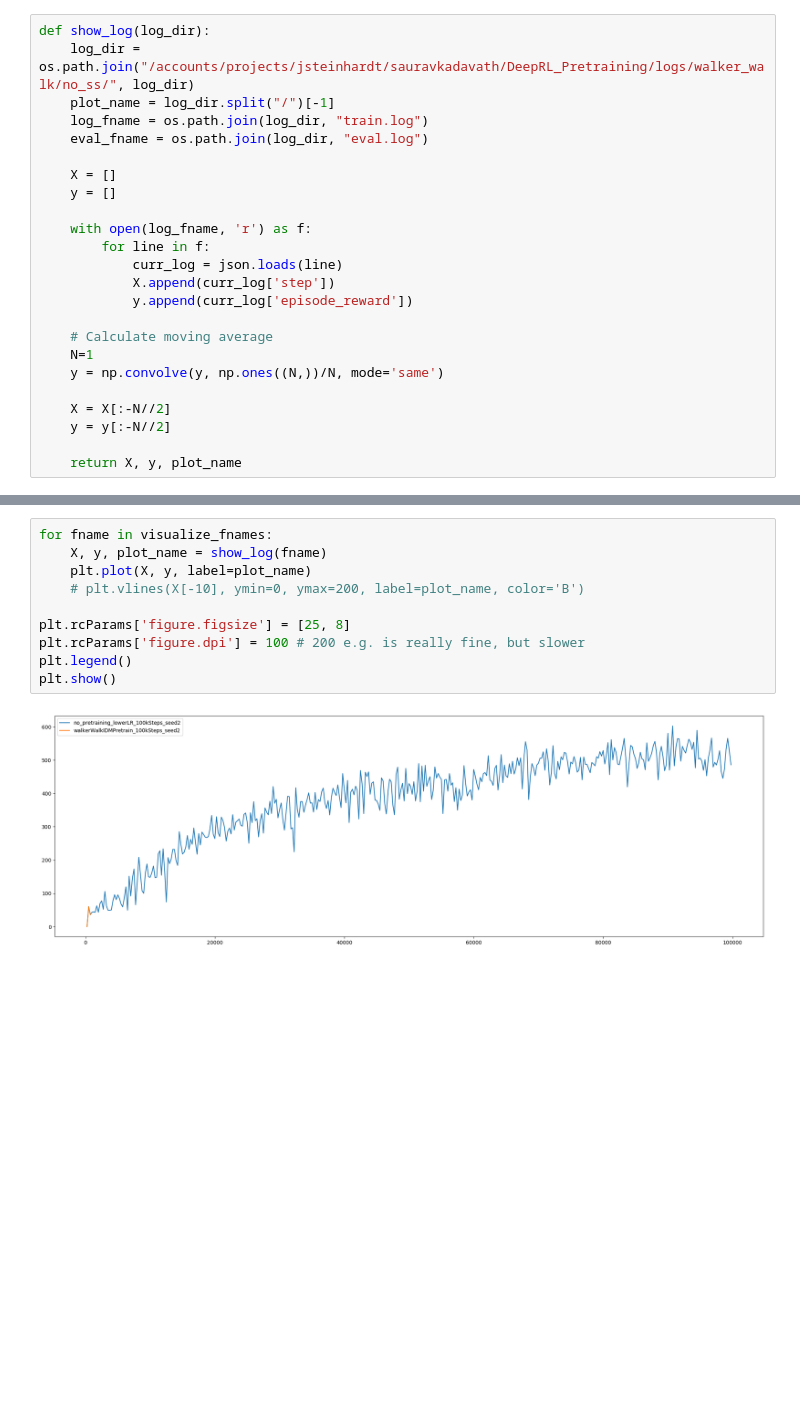
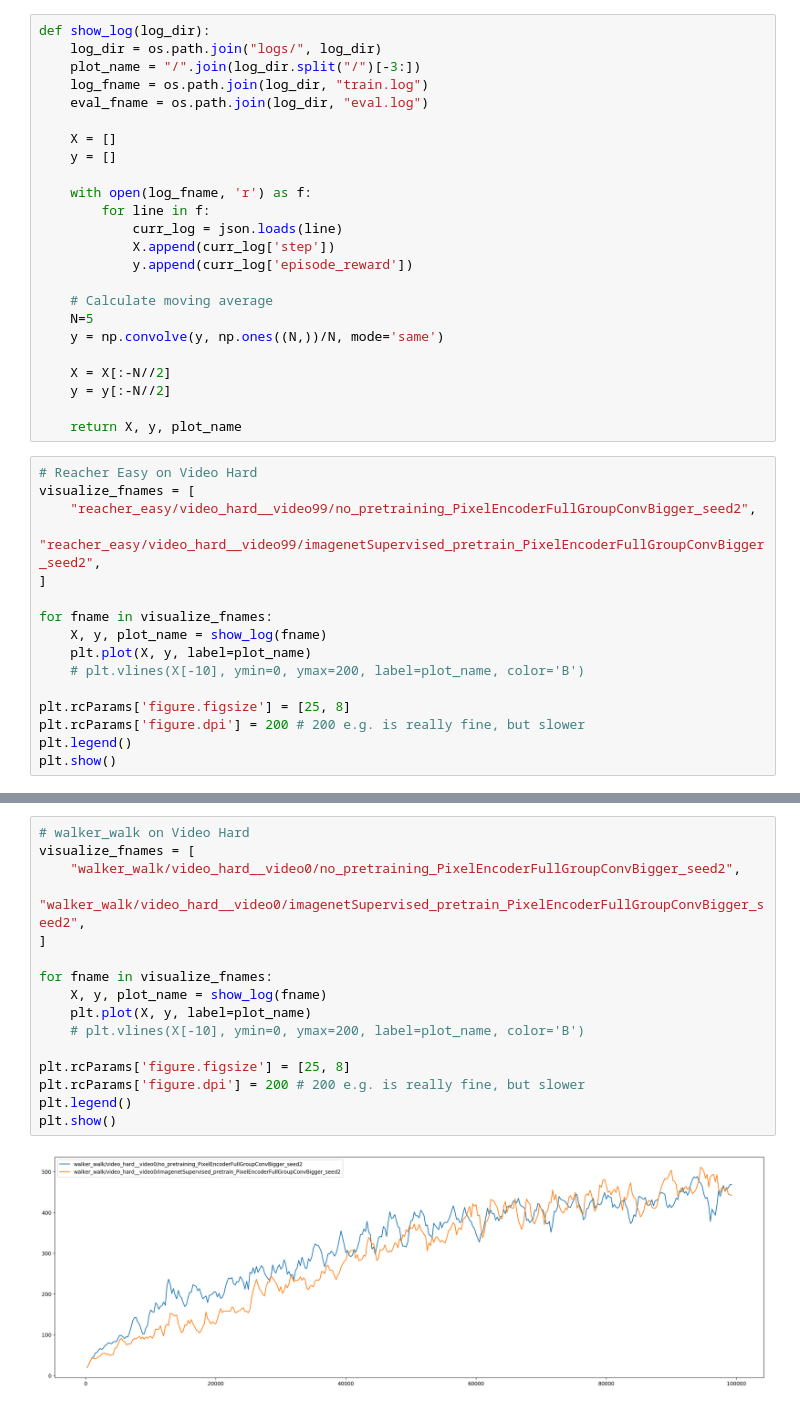
Before and after one commit to ssss1029/DeepRL_Pretraining, a Jupyter notebook: explore.ipynb, the cells around one changed output, grey strips where cells are left out. Drawn from its saved outputs; the diff is of its cells as text; blank space fills up the shorter version.

```diff
--- a/explore.ipynb
+++ b/explore.ipynb
@@ -13,7 +29,7 @@ visualize_fnames = [
 # %%
 def show_log(log_dir):
-    log_dir = os.path.join("/accounts/projects/jsteinhardt/sauravkadavath/DeepRL_Pretraining/logs/walker_walk/no_ss/", log_dir)
-    plot_name = log_dir.split("/")[-1]
+    log_dir = os.path.join("logs/", log_dir)
+    plot_name = "/".join(log_dir.split("/")[-3:])
     log_fname = os.path.join(log_dir, "train.log")
     eval_fname = os.path.join(log_dir, "eval.log")
 
@@ -27,10 +43,26 @@ def show_log(log_dir):
             y.append(curr_log['episode_reward'])
 
     # Calculate moving average
-    N=1
+    N=5
     y = np.convolve(y, np.ones((N,))/N, mode='same')
 
     X = X[:-N//2]
     y = y[:-N//2]
 
     return X, y, plot_name
+# %%
+# Reacher Easy on Video Hard
+visualize_fnames = [
+    "reacher_easy/video_hard__video99/no_pretraining_PixelEncoderFullGroupConvBigger_seed2",
+    "reacher_easy/video_hard__video99/imagenetSupervised_pretrain_PixelEncoderFullGroupConvBigger_seed2",
+]
+
+for fname in visualize_fnames:
+    X, y, plot_name = show_log(fname)
+    plt.plot(X, y, label=plot_name)
+    # plt.vlines(X[-10], ymin=0, ymax=200, label=plot_name, color='B')
+
+plt.rcParams['figure.figsize'] = [25, 8]
+plt.rcParams['figure.dpi'] = 200 # 200 e.g. is really fine, but slower
+plt.legend()
+plt.show()
@@ -37,12 +71,18 @@ def show_log(log_dir):
 # %%
+# walker_walk on Video Hard
+visualize_fnames = [
+    "walker_walk/video_hard__video0/no_pretraining_PixelEncoderFullGroupConvBigger_seed2",
+    "walker_walk/video_hard__video0/imagenetSupervised_pretrain_PixelEncoderFullGroupConvBigger_seed2",
+]
+
 for fname in visualize_fnames:
     X, y, plot_name = show_log(fname)
     plt.plot(X, y, label=plot_name)
     # plt.vlines(X[-10], ymin=0, ymax=200, label=plot_name, color='B')
 
 plt.rcParams['figure.figsize'] = [25, 8]
-plt.rcParams['figure.dpi'] = 100 # 200 e.g. is really fine, but slower
+plt.rcParams['figure.dpi'] = 200 # 200 e.g. is really fine, but slower
 plt.legend()
 plt.show()
 # %% [output]
-[figure, old version]
+[figure, new version]
```
Also changed, not shown: parts of 8 cells of this notebook, 1 other file.
